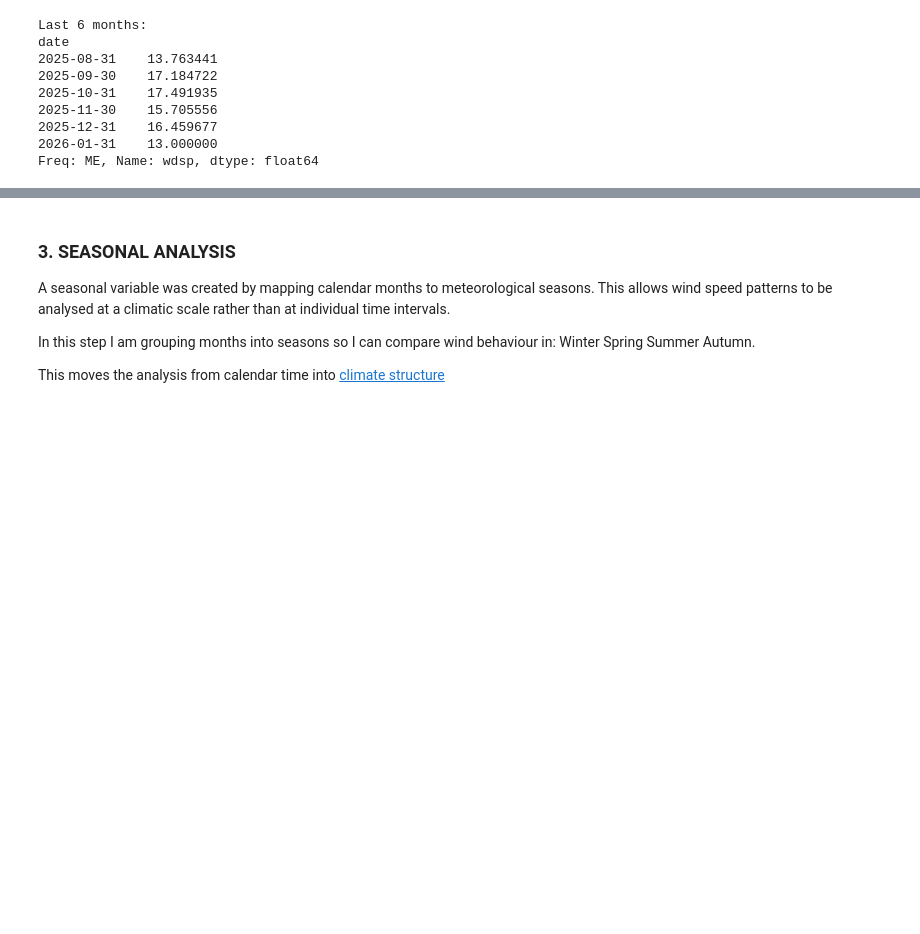
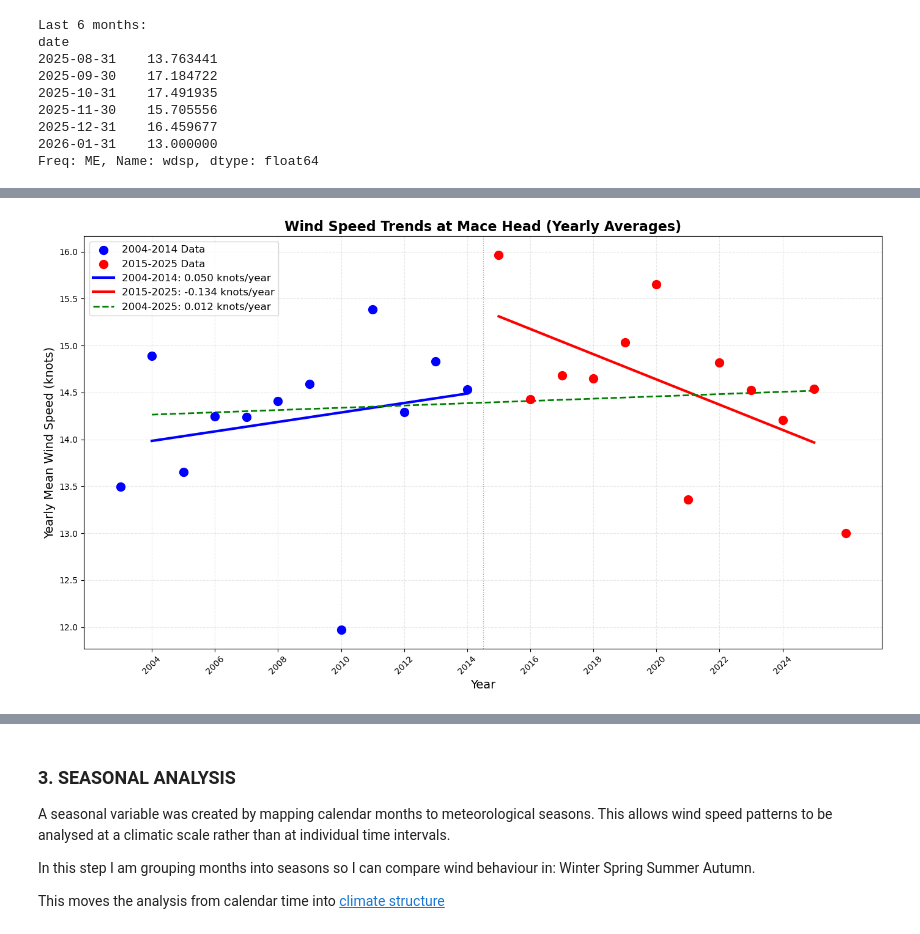
Before and after one commit to Maroua-El-Imame/programming-for-data-analytics, a Jupyter notebook: project/windspeed_analysis_project.ipynb, the cells around one changed output, grey strips where cells are left out. Cells and saved outputs as stored; diff of their text form; code cells hidden in the pictures; blank space fills up the shorter version.

```diff
--- a/project/windspeed_analysis_project.ipynb
+++ b/project/windspeed_analysis_project.ipynb
@@ -538,0 +556,73 @@ plt.grid(True, alpha=0.3)
+# %%
+# convert monthly ot yearly averages
+yearly_wind = m_mean_windspeed.resample('YE').mean()
+
+# extract year from the index
+years = yearly_wind.index.year.values
+wind_speeds = yearly_wind.values
+
+# create dataFrames for easy splitting
+wind_df = pd.DataFrame({'year': years,'wind_speed': wind_speeds})
+
+# first period 2004-2014
+early_df = wind_df[wind_df['year'] <= 2014]
+years_early = early_df['year'].values
+wind_early = early_df['wind_speed'].values
+
+# second period 2015-2025
+late_df = wind_df[wind_df['year'] >= 2015]
+years_late = late_df['year'].values
+wind_late = late_df['wind_speed'].values
+
+# calculate for 2004-2014
+slope_early, intercept_early, r_early, p_early, std_err_early = stats.linregress(years_early, wind_early)
+
+# calculate for 2015-2025
+slope_late, intercept_late, r_late, p_late, std_err_late = stats.linregress(years_late, wind_late)
+
+# calculate for 2004-2025
+slope_all, intercept_all, r_all, p_all, std_err_all = stats.linregress(years, wind_speeds)
+
+
+plt.figure(figsize=(14, 8))
+
+# plot scatter points
+plt.scatter(years_early, wind_early, color='blue', s=100, label='2004-2014 Data', zorder=5)
+plt.scatter(years_late, wind_late, color='red', s=100, label='2015-2025 Data', zorder=5)
+
+# plot trend lines
+# 1st slice
+x_fit_early = np.array([2004, 2014])
+y_fit_early = intercept_early + slope_early * x_fit_early
+plt.plot(x_fit_early, y_fit_early, 'b-', linewidth=3, label=f'2004-2014: {slope_early:.3f} knots/year')
+
+# second slice
+x_fit_late = np.array([2015, 2025])
+y_fit_late = intercept_late + slope_late * x_fit_late
+plt.plot(x_fit_late, y_fit_late, 'r-', linewidth=3, label=f'2015-2025: {slope_late:.3f} knots/year')
+
+# linear regression since 2004
+x_fit_all = np.array([2004, 2025])
+y_fit_all = intercept_all + slope_all * x_fit_all
+plt.plot(x_fit_all, y_fit_all, 'g--', linewidth=2, label=f'2004-2025: {slope_all:.3f} knots/year')
+
+# add vertical line at transition for clear visual
+plt.axvline(x=2014.5, color='gray', linestyle=':', linewidth=1, alpha=0.7)
+
+# plot
+plt.xlabel('Year', fontsize=14)
+plt.ylabel('Yearly Mean Wind Speed (knots)', fontsize=14)
+plt.title('Wind Speed Trends at Mace Head (Yearly Averages)', fontsize=16, fontweight='bold')
+plt.grid(True, alpha=0.3, linestyle='--')
+plt.legend(loc='upper left', fontsize=12)
+plt.xticks(range(2004, 2025, 2), rotation=45)
+plt.tight_layout()
+
+
+# https://pandas.pydata.org/pandas-docs/stable/user_guide/timeseries.html#resampling
+# https://pandas.pydata.org/pandas-docs/stable/user_guide/indexing.html#boolean-indexing
+# https://docs.scipy.org/doc/scipy/reference/generated/scipy.stats.linregress.html
+# https://github.com/Maroua-El-Imame/principles_of_data_analytics/blob/main/tasks.ipynb   >> 9: Fit a Simple Linear Regression
+#
+# %% [output]
+[figure, added]
```
Also changed, not shown: parts of 61 cells of this notebook.
